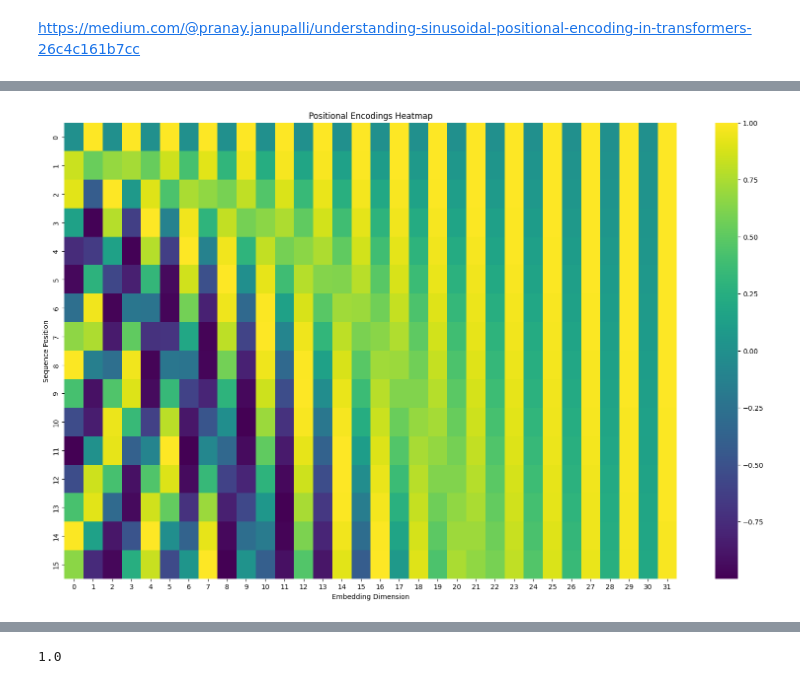
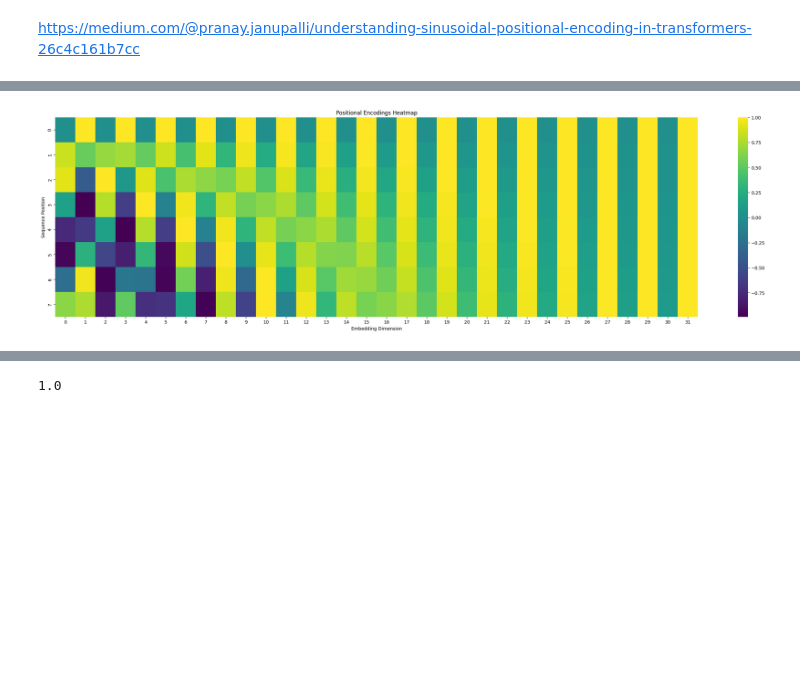
Before and after one commit to omnimose/learning-AI, a Jupyter notebook: sinusoidal_positional_encoding.ipynb, the cells around one changed output, grey strips where cells are left out. Saved outputs shown, nothing was run; the diff lists cells and outputs as text; code cells hidden in the pictures; blank space fills up the shorter version.

```diff
--- a/sinusoidal_positional_encoding.ipynb
+++ b/sinusoidal_positional_encoding.ipynb
@@ -6,23 +8,27 @@ import math
 # %%
 # Define the positional encoding function
-def positional_encoding(length, d_model):
-    pe = torch.zeros(length, d_model)
-    freq = torch.zeros(length, d_model)
-    for pos in range(length):
-        for i in range(0, d_model, 2):
-            pe[pos, i] = math.sin(pos / (10 ** ((2 * i) / d_model)))
-            freq[pos, i] = pos / (10 ** ((2 * i) / d_model))
-            if i + 1 < d_model:
-                pe[pos, i + 1] = math.cos(pos / (10 ** ((2 * i) / d_model)))
-                freq[pos, i + 1] = pos / (10 ** ((2 * i) / d_model))
-    return pe, freq
+def positional_encoding(context_len, d_model):
+    base = 100
+    pe = torch.zeros(context_len, d_model)
+    thetas = torch.zeros(context_len, d_model)
+    for pos in range(context_len):
+        for i in range(0, d_model):
+            k = i // 2
+            # print(pos, i, k)
+            theta = pos / (base ** (2 * k / d_model))
+            thetas[pos, i] = theta
+            if i % 2 == 0:
+                pe[pos, i] = math.sin(theta)
+            else:
+                pe[pos, i] = math.cos(theta)
+    return pe, thetas
 
 # Define the parameters
-length = 16  # The number of positions (sequence length)
-d_model = 32  # The dimension of the embedding vector
+context_len = 8    # The number of positions (sequence length)
+d_model = 32      # The dimension of the embedding vector
 
 # Calculate positional encodings
-positional_encodings, freq = positional_encoding(length, d_model)
+positional_encodings, thetas = positional_encoding(context_len, d_model)
 
 # Print the positional encodings
-print("Positional Encodings:\n", positional_encodings)
+# print("Positional Encodings:\n", positional_encodings)
@@ -34,16 +35,16 @@ Matplotlib is building the font cache; this may take a moment.
 # %%
 # Convert positional encodings to a NumPy array for visualization
 positional_encodings_np = positional_encodings.numpy()
 
 # Plot the heatmap using Seaborn
-plt.figure(figsize=(20, 12))
+plt.figure(figsize=(32, 8))
 sns.heatmap(positional_encodings_np, cmap="viridis", annot=False)
 # sns.heatmap(positional_encodings_np, cmap="viridis", annot=True, fmt=".2f", cbar=True)
 plt.title("Positional Encodings Heatmap")
 plt.xlabel("Embedding Dimension")
 plt.ylabel("Sequence Position")
 plt.show()
 # %% [output]
-[figure, old version]
+[figure, new version]
 # %%
 # Convert positional encodings to a NumPy array for visualization
```
Also changed, not shown: parts of 7 cells of this notebook.
